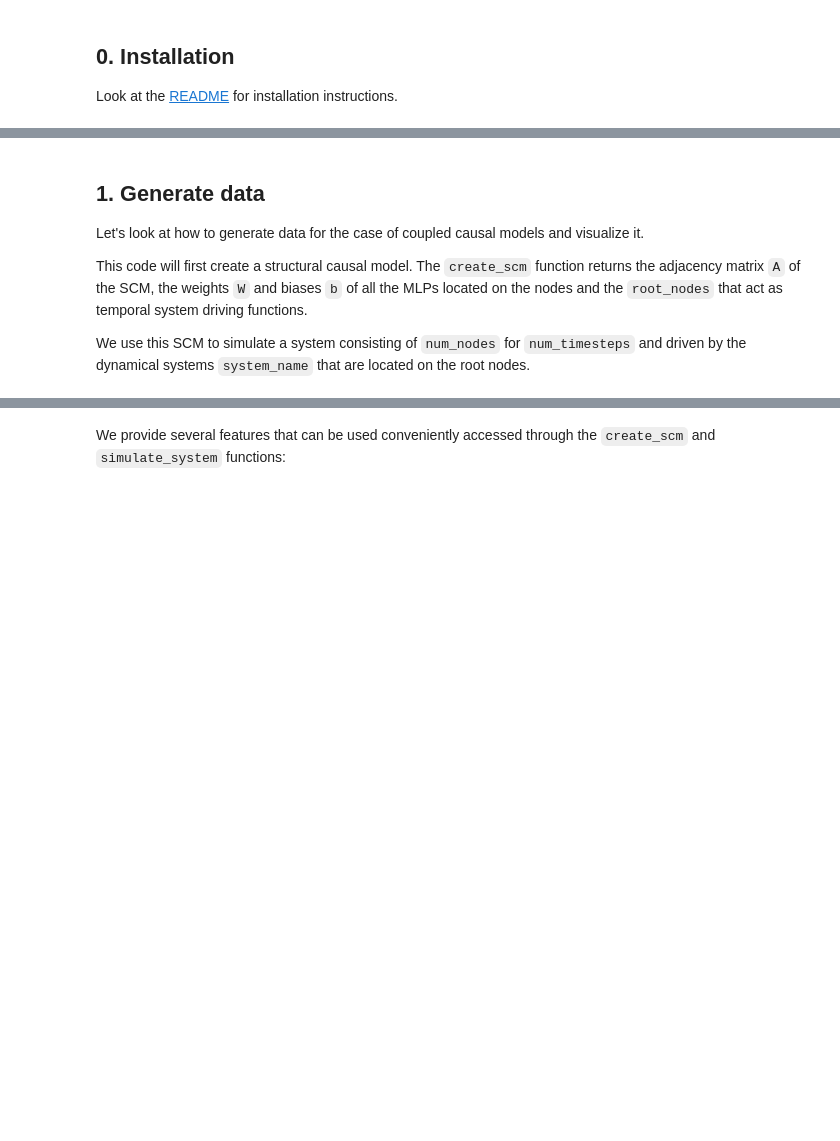
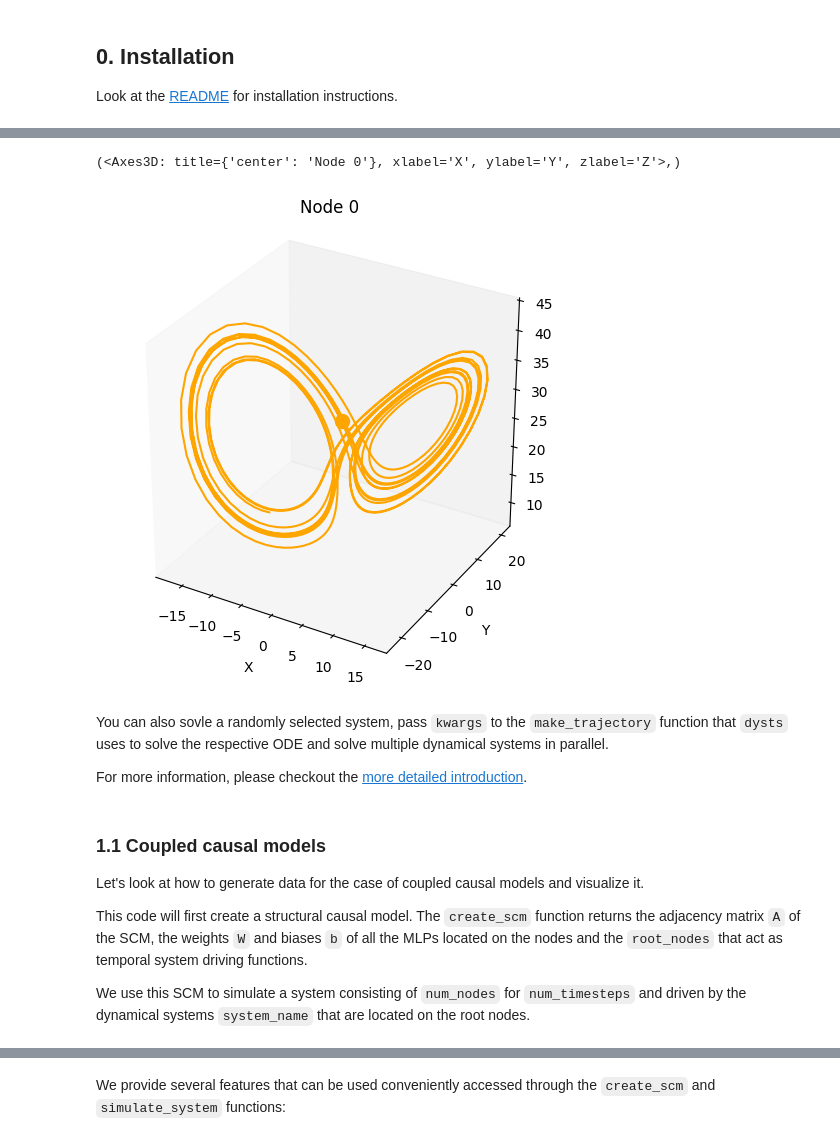
Before and after one commit to kausable/CausalDynamics, a Jupyter notebook: _sources/notebooks/quickstart.ipynb, the cells around one changed output, grey strips where cells are left out. Saved outputs shown, nothing was run; the diff lists cells and outputs as text; code cells hidden in the pictures; blank space fills up the shorter version.

Commit message:
Deploying to gh-pages from @ kausable/CausalDynamics@e678051c0d5fc18b3926e756be2e73a6bfc6b1b0 🚀

```diff
--- a/_sources/notebooks/quickstart.ipynb
+++ b/_sources/notebooks/quickstart.ipynb
@@ -7,5 +16,20 @@ Look at the [README](https://github.com/kausable/CausalDynamics/blob/main/README
+# %%
+import xarray as xr
+from causaldynamics.systems import solve_system
+from causaldynamics.plot import plot_3d_trajectories
+
+data = solve_system(num_timesteps=1000, num_nodes=1, system_name='Lorenz')
+data = xr.DataArray(data, dims=['time', 'node', 'dim'])
+plot_3d_trajectories(data)
+# %% [output]
+(<Axes3D: title={'center': 'Node 0'}, xlabel='X', ylabel='Y', zlabel='Z'>,)
+[figure, added]
+# %% [markdown]
+You can also sovle a randomly selected system, pass `kwargs` to the `make_trajectory` function that `dysts` uses to solve the respective ODE and solve multiple dynamical systems in parallel.
+
+For more information, please checkout the [more detailed introduction](https://kausable.github.io/CausalDynamics/notebooks/uncoupled_causal_models.html).
 # %% [markdown]
-## 1. Generate data
+### 1.1 Coupled causal models
 
 Let's look at how to generate data for the case of coupled causal models and visualize it.
 
```
Also changed, not shown: parts of 5 cells of this notebook, 15 other files.
